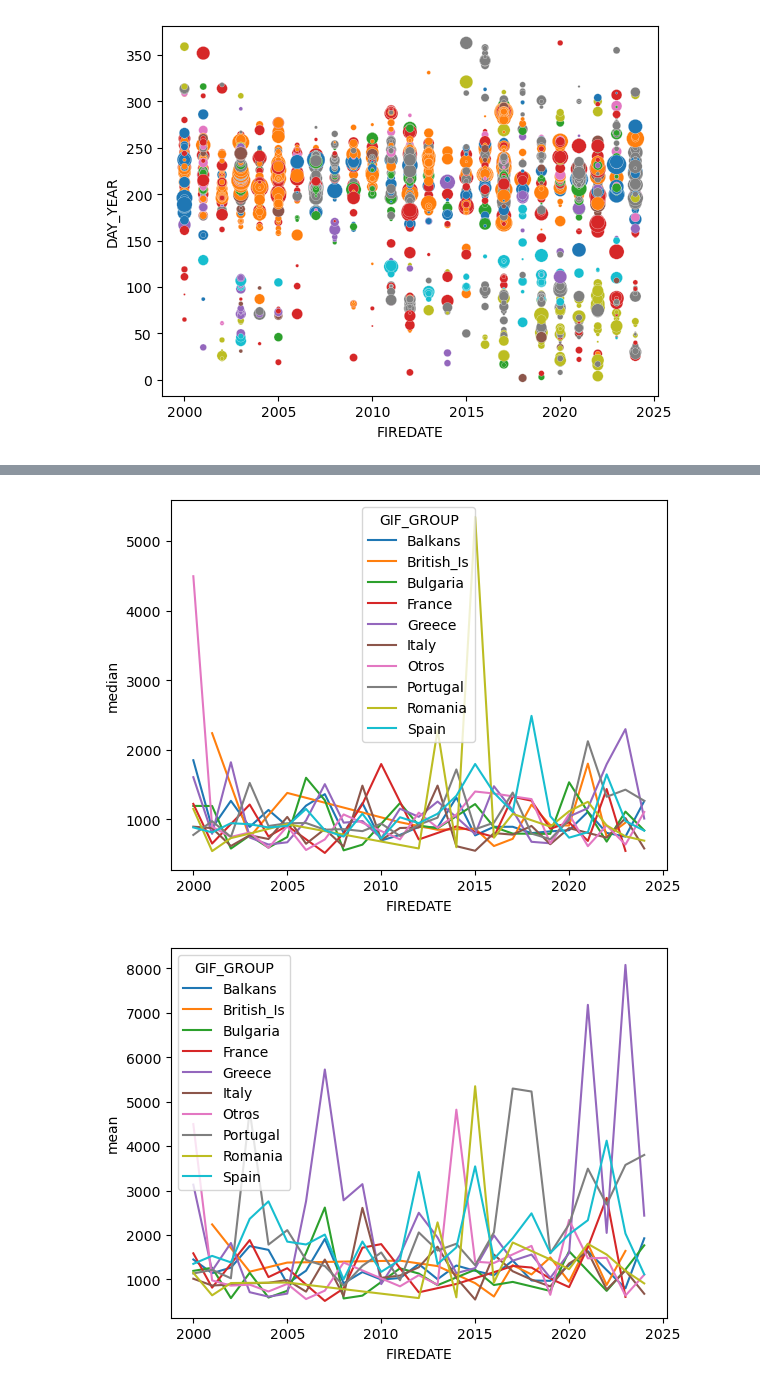
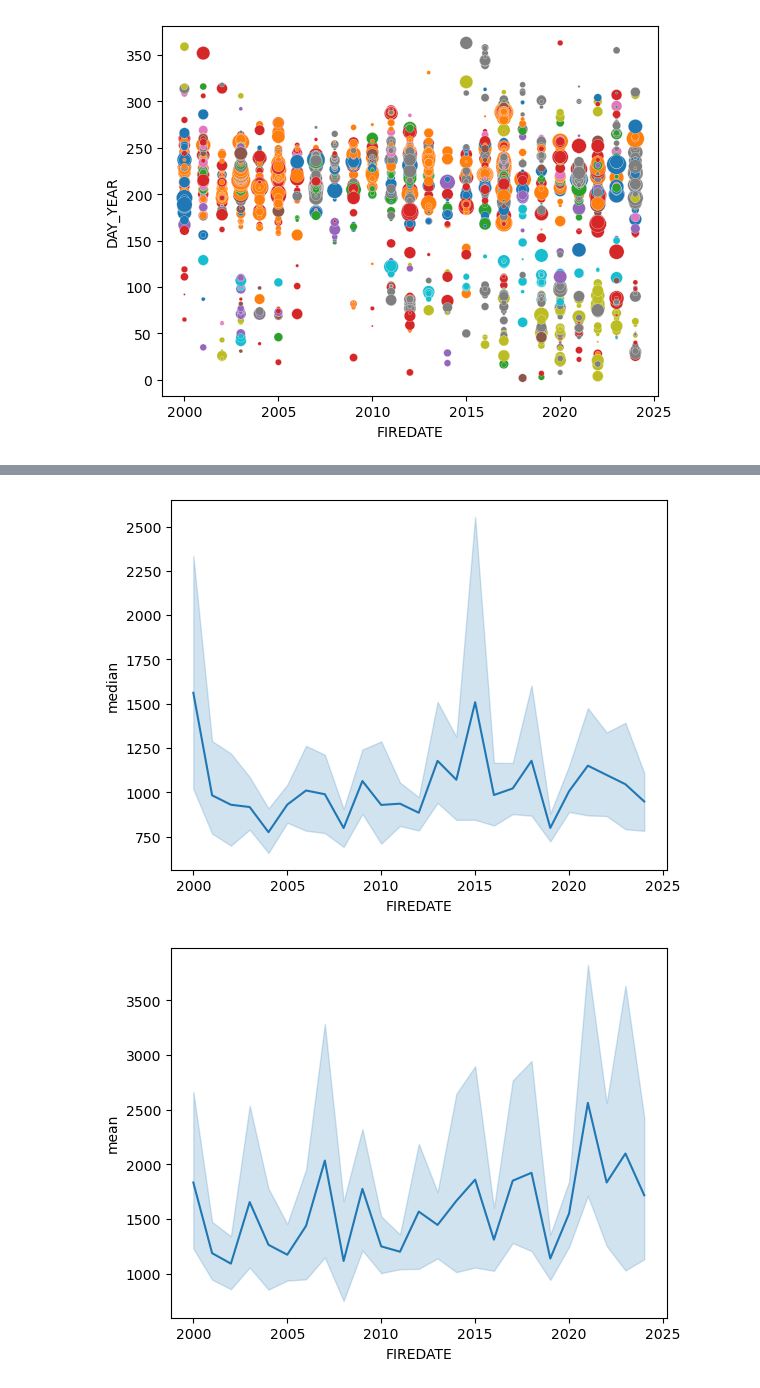
Before and after one commit to vrieraj/EDA_EFFIS, a Jupyter notebook: EDA_EFFIS.ipynb, the cells around one changed output, grey strips where cells are left out. Saved outputs shown, nothing was run; the diff lists cells and outputs as text; code cells hidden in the pictures.

```diff
--- a/EDA_EFFIS.ipynb
+++ b/EDA_EFFIS.ipynb
@@ -570,4 +576,4 @@ sns.lineplot(effis, x=effis.FIREDATE.dt.year, y=np.log(effis.AREA_HA), hue='GIF_
 # %%
-median_size = effis.groupby(['GIF_GROUP',effis.FIREDATE.dt.year])['AREA_HA'].agg(['mean','median']).reset_index()
+median_size = effis.groupby(['GIF_GROUP',effis.FIREDATE.dt.year])['AREA_HA'].agg(['mean','median', 'count']).reset_index()
 median_size
 # %% [output]
@@ -587,8 +593,8 @@ median_size
 # %%
-sns.lineplot(median_size, x='FIREDATE', y='median', hue='GIF_GROUP');
+sns.lineplot(median_size, x='FIREDATE', y='median');
 # %% [output]
-[figure, old version]
+[figure, new version]
 # %%
-sns.lineplot(median_size, x='FIREDATE', y='mean', hue='GIF_GROUP');
+sns.lineplot(median_size, x='FIREDATE', y='mean');
 # %% [output]
-[figure, old version]
+[figure, new version]
```
Also changed, not shown: parts of 11 cells of this notebook.
